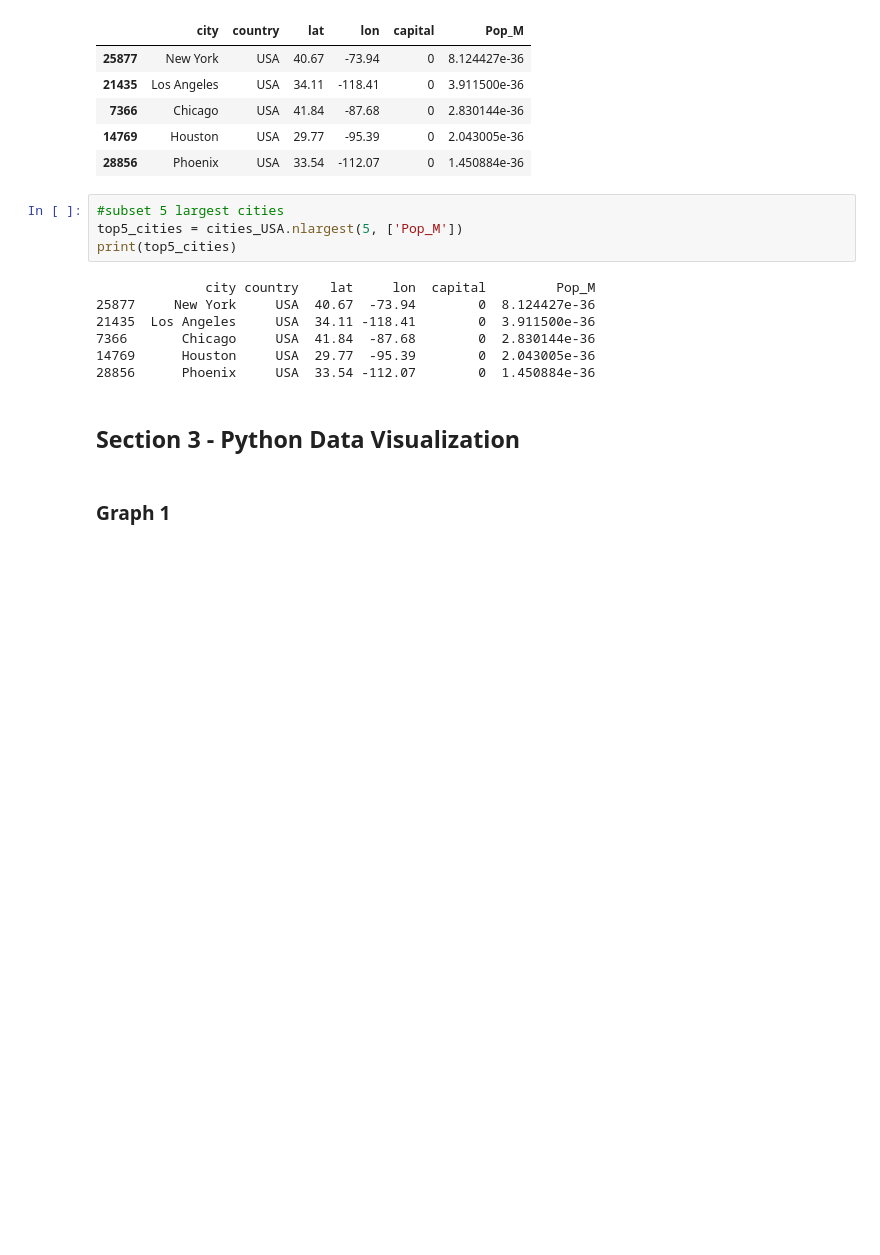
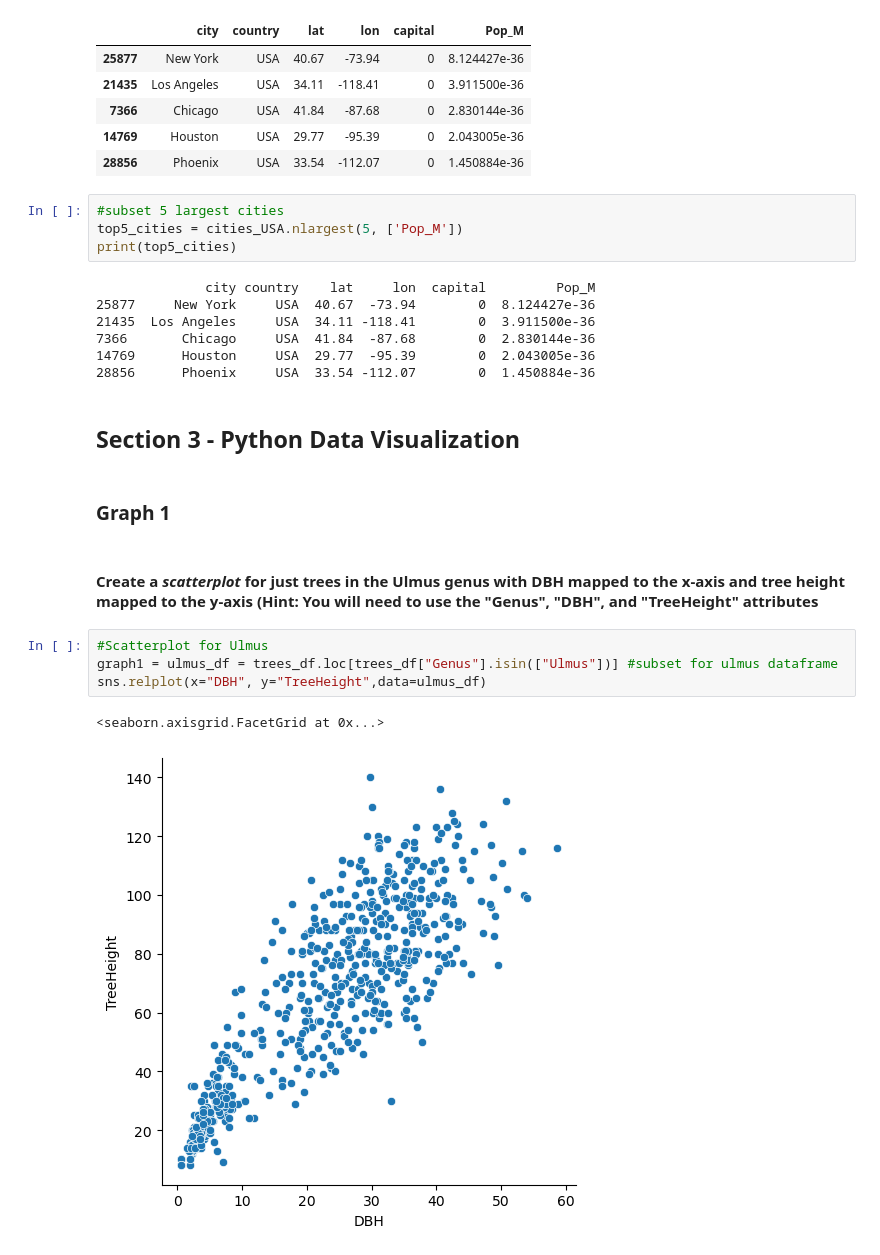
Before and after one commit to louisegordon/PY4SA23_Assignment, a Jupyter notebook: Assingment 2 - Louise Gordon.ipynb, the cells around one changed output. Saved outputs shown, nothing was run; the diff lists cells and outputs as text; blank space fills up the shorter version.

```diff
--- a/Assingment 2 - Louise Gordon.ipynb
+++ b/Assingment 2 - Louise Gordon.ipynb
@@ -231,3 +234,12 @@ print(top5_cities)
 ## Section 3 - Python Data Visualization
 # %% [markdown]
 ### Graph 1
+# %% [markdown]
+#### Create a *scatterplot* for just trees in the Ulmus genus with DBH mapped to the x-axis and tree height mapped to the y-axis (Hint: You will need to use the "Genus", "DBH", and "TreeHeight" attributes
+# %%
+#Scatterplot for Ulmus
+graph1 = ulmus_df = trees_df.loc[trees_df["Genus"].isin(["Ulmus"])] #subset for ulmus dataframe
+sns.relplot(x="DBH", y="TreeHeight",data=ulmus_df)
+# %% [output]
+<seaborn.axisgrid.FacetGrid at 0x...>
+[figure, added]
```
Also changed, not shown: parts of 18 cells of this notebook.
